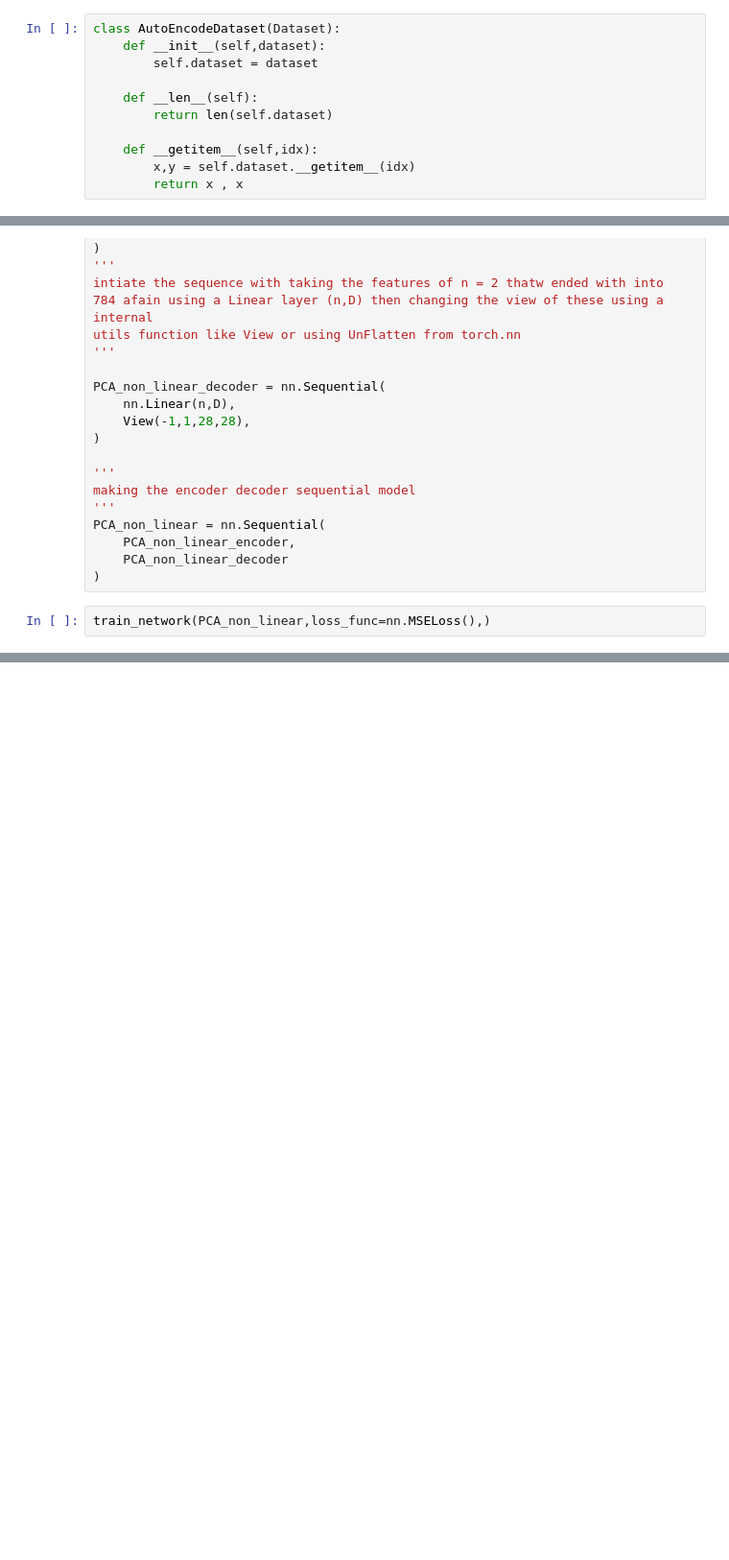
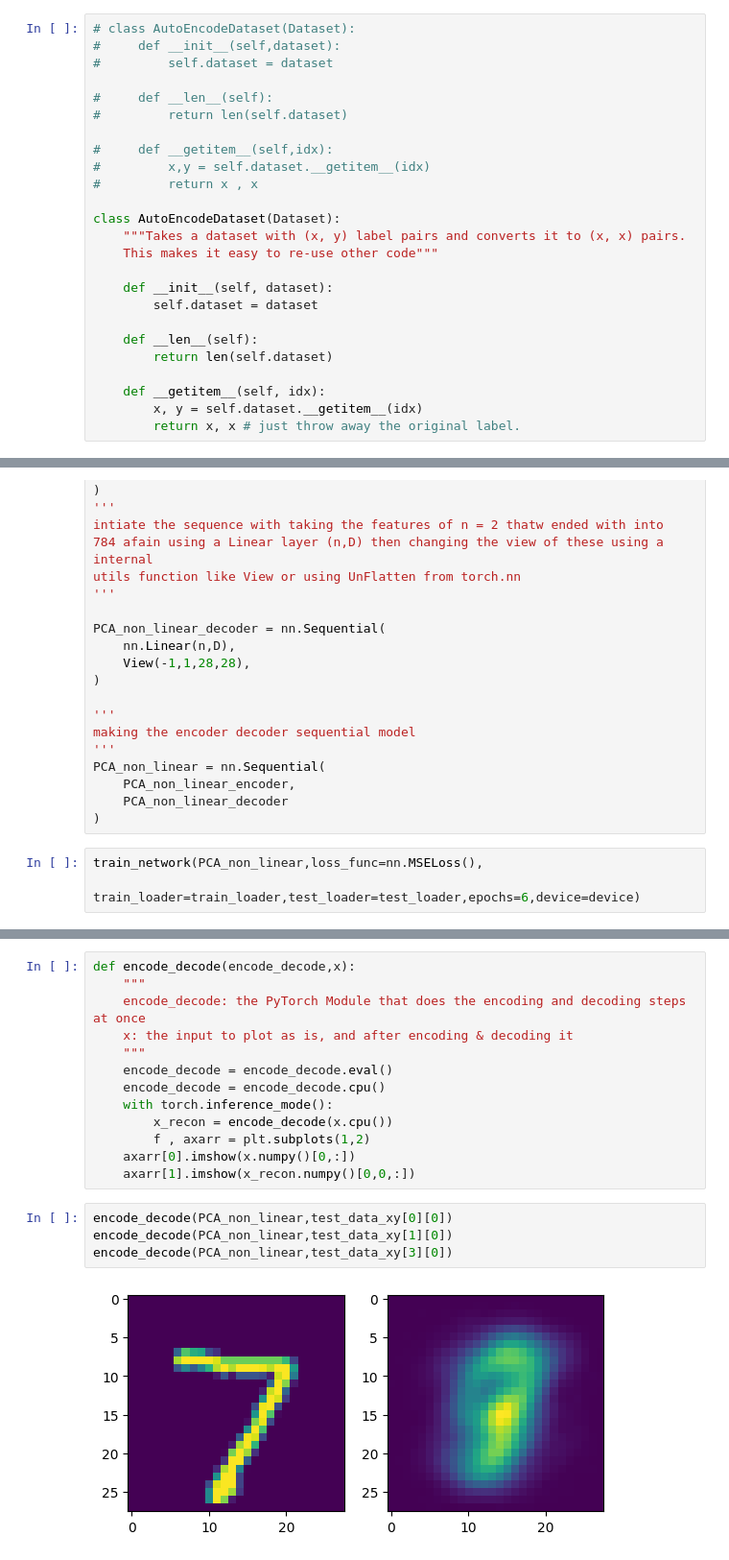
Before and after one commit to Amr-Abdellatif/simple-nonlinear-PCA, a Jupyter notebook: main.ipynb, the cells around one changed output, grey strips where cells are left out. Shown at 96% size. Saved outputs shown, nothing was run; the diff lists cells and outputs as text; blank space fills up the shorter version.

```diff
--- a/main.ipynb
+++ b/main.ipynb
@@ -17,16 +17,30 @@ n=2                   # no of hidden layers
 C=1                   # no of channels
 classes=10            # output classes
 # %%
+# class AutoEncodeDataset(Dataset):
+#     def __init__(self,dataset):
+#         self.dataset = dataset
+
+#     def __len__(self):
+#         return len(self.dataset)
+
+#     def __getitem__(self,idx):
+#         x,y = self.dataset.__getitem__(idx)
+#         return x , x
+
 class AutoEncodeDataset(Dataset):
-    def __init__(self,dataset):
+    """Takes a dataset with (x, y) label pairs and converts it to (x, x) pairs.
+    This makes it easy to re-use other code"""
+
+    def __init__(self, dataset):
         self.dataset = dataset
 
     def __len__(self):
         return len(self.dataset)
 
-    def __getitem__(self,idx):
-        x,y = self.dataset.__getitem__(idx)
-        return x , x
+    def __getitem__(self, idx):
+        x, y = self.dataset.__getitem__(idx)
+        return x, x # just throw away the original label.
 # %%
 train_data = AutoEncodeDataset(MNIST("./", train=True, transform=transforms.ToTensor(), download=True))
 test_data_xy = MNIST("./", train=False, transform=transforms.ToTensor(), download=True)
@@ -72,4 +82,5 @@ PCA_non_linear = nn.Sequential(
     PCA_non_linear_decoder
 )
 # %%
-train_network(PCA_non_linear,loss_func=nn.MSELoss(),)
+train_network(PCA_non_linear,loss_func=nn.MSELoss(),
+            train_loader=train_loader,test_loader=test_loader,epochs=6,device=device)
@@ -75,0 +129,19 @@ train_network(PCA_non_linear,loss_func=nn.MSELoss(),)
+# %%
+def encode_decode(encode_decode,x):
+    """
+    encode_decode: the PyTorch Module that does the encoding and decoding steps at once
+    x: the input to plot as is, and after encoding & decoding it
+    """
+    encode_decode = encode_decode.eval()
+    encode_decode = encode_decode.cpu()
+    with torch.inference_mode():
+        x_recon = encode_decode(x.cpu())
+        f , axarr = plt.subplots(1,2)
+    axarr[0].imshow(x.numpy()[0,:])
+    axarr[1].imshow(x_recon.numpy()[0,0,:])
+# %%
+encode_decode(PCA_non_linear,test_data_xy[0][0])
+encode_decode(PCA_non_linear,test_data_xy[1][0])
+encode_decode(PCA_non_linear,test_data_xy[3][0])
+# %% [output]
+[figure, added]
```
Also changed, not shown: parts of 6 cells of this notebook.
